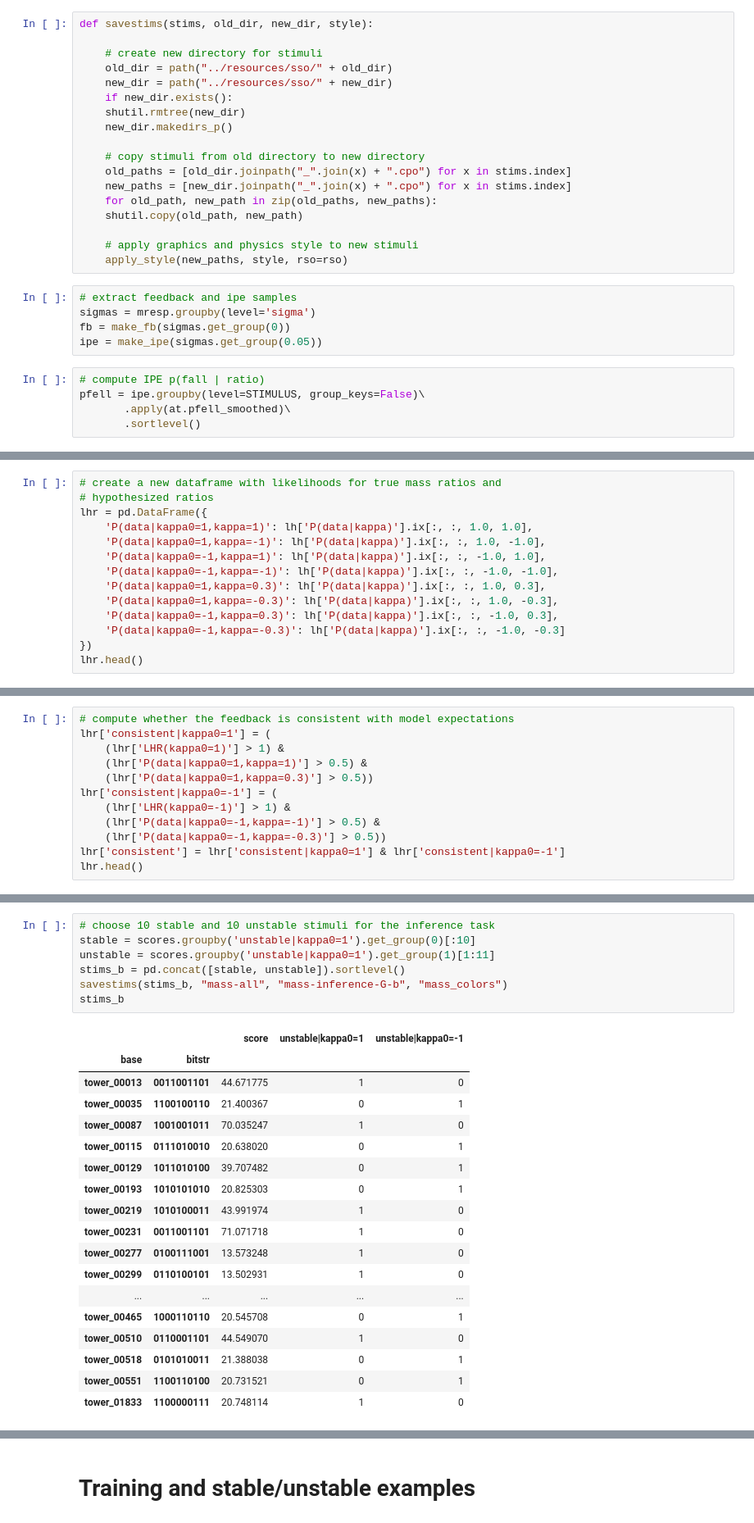
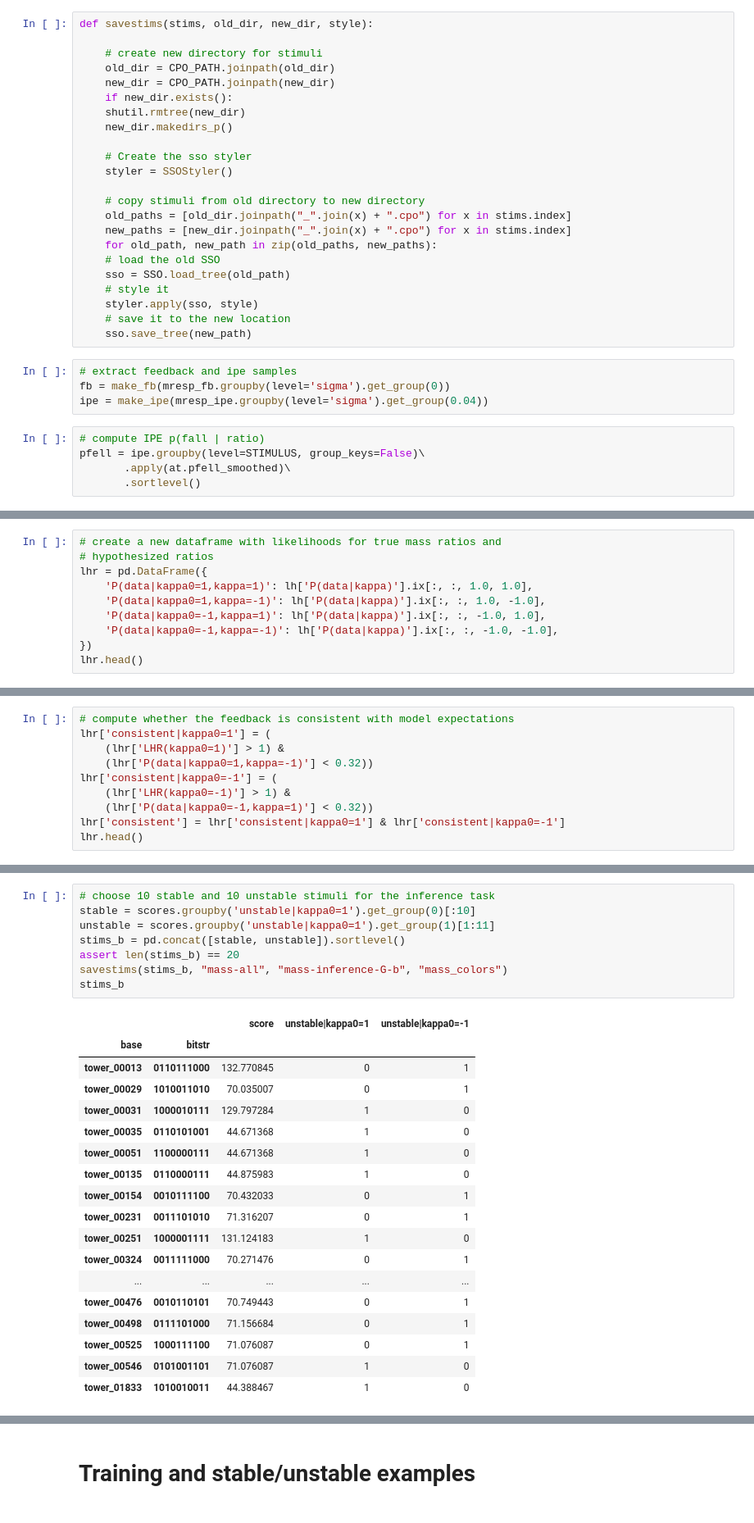
Before and after one commit to berkeley-cocosci/mass-inference, a Jupyter notebook: lib/mass/analysis/choose-stimuli.ipynb, the cells around one changed output, grey strips where cells are left out. Shown: that part at 82% size. Drawn from its saved outputs; the diff is of its cells as text.

Commit message:
More stringent thresholds when choosing stimuli
Choose new stimuli based off of new mass_all sims

```diff
--- a/lib/mass/analysis/choose-stimuli.ipynb
+++ b/lib/mass/analysis/choose-stimuli.ipynb
@@ -66,25 +76,29 @@ def make_ipe(arr):
 def savestims(stims, old_dir, new_dir, style):
 
     # create new directory for stimuli
-    old_dir = path("../resources/sso/" + old_dir)
-    new_dir = path("../resources/sso/" + new_dir)
+    old_dir = CPO_PATH.joinpath(old_dir)
+    new_dir = CPO_PATH.joinpath(new_dir)
     if new_dir.exists():
 	shutil.rmtree(new_dir)
     new_dir.makedirs_p()
+
+    # Create the sso styler
+    styler = SSOStyler()
 
     # copy stimuli from old directory to new directory
     old_paths = [old_dir.joinpath("_".join(x) + ".cpo") for x in stims.index]
     new_paths = [new_dir.joinpath("_".join(x) + ".cpo") for x in stims.index]
     for old_path, new_path in zip(old_paths, new_paths):
-	shutil.copy(old_path, new_path)
-
-    # apply graphics and physics style to new stimuli
-    apply_style(new_paths, style, rso=rso)
+	# load the old SSO
+	sso = SSO.load_tree(old_path)
+	# style it
+	styler.apply(sso, style)
+	# save it to the new location
+	sso.save_tree(new_path)
 # %%
 # extract feedback and ipe samples
-sigmas = mresp.groupby(level='sigma')
-fb = make_fb(sigmas.get_group(0))
-ipe = make_ipe(sigmas.get_group(0.05))
+fb = make_fb(mresp_fb.groupby(level='sigma').get_group(0))
+ipe = make_ipe(mresp_ipe.groupby(level='sigma').get_group(0.04))
 # %%
 # compute IPE p(fall | ratio)
 pfell = ipe.groupby(level=STIMULUS, group_keys=False)\
@@ -129,10 +143,6 @@ lhr = pd.DataFrame({
     'P(data|kappa0=1,kappa=-1)': lh['P(data|kappa)'].ix[:, :, 1.0, -1.0],
     'P(data|kappa0=-1,kappa=1)': lh['P(data|kappa)'].ix[:, :, -1.0, 1.0],
     'P(data|kappa0=-1,kappa=-1)': lh['P(data|kappa)'].ix[:, :, -1.0, -1.0],
-    'P(data|kappa0=1,kappa=0.3)': lh['P(data|kappa)'].ix[:, :, 1.0, 0.3],
-    'P(data|kappa0=1,kappa=-0.3)': lh['P(data|kappa)'].ix[:, :, 1.0, -0.3],
-    'P(data|kappa0=-1,kappa=0.3)': lh['P(data|kappa)'].ix[:, :, -1.0, 0.3],
-    'P(data|kappa0=-1,kappa=-0.3)': lh['P(data|kappa)'].ix[:, :, -1.0, -0.3]
 })
 lhr.head()
 # %% [output]
@@ -162,12 +172,10 @@ lhr.head()
 # compute whether the feedback is consistent with model expectations
 lhr['consistent|kappa0=1'] = (
     (lhr['LHR(kappa0=1)'] > 1) &
-    (lhr['P(data|kappa0=1,kappa=1)'] > 0.5) &
-    (lhr['P(data|kappa0=1,kappa=0.3)'] > 0.5))
+    (lhr['P(data|kappa0=1,kappa=-1)'] < 0.32))
 lhr['consistent|kappa0=-1'] = (
     (lhr['LHR(kappa0=-1)'] > 1) &
-    (lhr['P(data|kappa0=-1,kappa=-1)'] > 0.5) &
-    (lhr['P(data|kappa0=-1,kappa=-0.3)'] > 0.5))
+    (lhr['P(data|kappa0=-1,kappa=1)'] < 0.32))
 lhr['consistent'] = lhr['consistent|kappa0=1'] & lhr['consistent|kappa0=-1']
 lhr.head()
 # %% [output]
@@ -216,29 +226,30 @@ scores.head()
 # %%
 # choose 10 stable and 10 unstable stimuli for the inference task
 stable = scores.groupby('unstable|kappa0=1').get_group(0)[:10]
 unstable = scores.groupby('unstable|kappa0=1').get_group(1)[1:11]
 stims_b = pd.concat([stable, unstable]).sortlevel()
+assert len(stims_b) == 20
 savestims(stims_b, "mass-all", "mass-inference-G-b", "mass_colors")
 stims_b
 # %% [output]
 |  |  | score | unstable|kappa0=1 | unstable|kappa0=-1 |
 | base | bitstr |  |  |  |
-| tower_00013 | 0011001101 | 44.671775 | 1 | 0 |
-| tower_00035 | 1100100110 | 21.400367 | 0 | 1 |
-| tower_00087 | 1001001011 | 70.035247 | 1 | 0 |
-| tower_00115 | 0111010010 | 20.638020 | 0 | 1 |
-| tower_00129 | 1011010100 | 39.707482 | 0 | 1 |
-| tower_00193 | 1010101010 | 20.825303 | 0 | 1 |
-| tower_00219 | 1010100011 | 43.991974 | 1 | 0 |
-| tower_00231 | 0011001101 | 71.071718 | 1 | 0 |
-| tower_00277 | 0100111001 | 13.573248 | 1 | 0 |
-| tower_00299 | 0110100101 | 13.502931 | 1 | 0 |
+| tower_00013 | 0110111000 | 132.770845 | 0 | 1 |
+| tower_00029 | 1010011010 | 70.035007 | 0 | 1 |
+| tower_00031 | 1000010111 | 129.797284 | 1 | 0 |
+| tower_00035 | 0110101001 | 44.671368 | 1 | 0 |
+| tower_00051 | 1100000111 | 44.671368 | 1 | 0 |
+| tower_00135 | 0110000111 | 44.875983 | 1 | 0 |
+| tower_00154 | 0010111100 | 70.432033 | 0 | 1 |
+| tower_00231 | 0011101010 | 71.316207 | 0 | 1 |
+| tower_00251 | 1000001111 | 131.124183 | 1 | 0 |
+| tower_00324 | 0011111000 | 70.271476 | 0 | 1 |
 | ... | ... | ... | ... | ... |
-| tower_00465 | 1000110110 | 20.545708 | 0 | 1 |
-| tower_00510 | 0110001101 | 44.549070 | 1 | 0 |
-| tower_00518 | 0101010011 | 21.388038 | 0 | 1 |
-| tower_00551 | 1100110100 | 20.731521 | 0 | 1 |
-| tower_01833 | 1100000111 | 20.748114 | 1 | 0 |
+| tower_00476 | 0010110101 | 70.749443 | 0 | 1 |
+| tower_00498 | 0111101000 | 71.156684 | 0 | 1 |
+| tower_00525 | 1000111100 | 71.076087 | 0 | 1 |
+| tower_00546 | 0101001101 | 71.076087 | 1 | 0 |
+| tower_01833 | 1010010011 | 44.388467 | 1 | 0 |
 # %%
 # choose 5 stable and 5 unstable stimuli for the prediction+fb task
 stable = scores.groupby('unstable|kappa0=1').get_group(0)[10:15]
```
Also changed, not shown: parts of 19 cells of this notebook, 39 other files.
